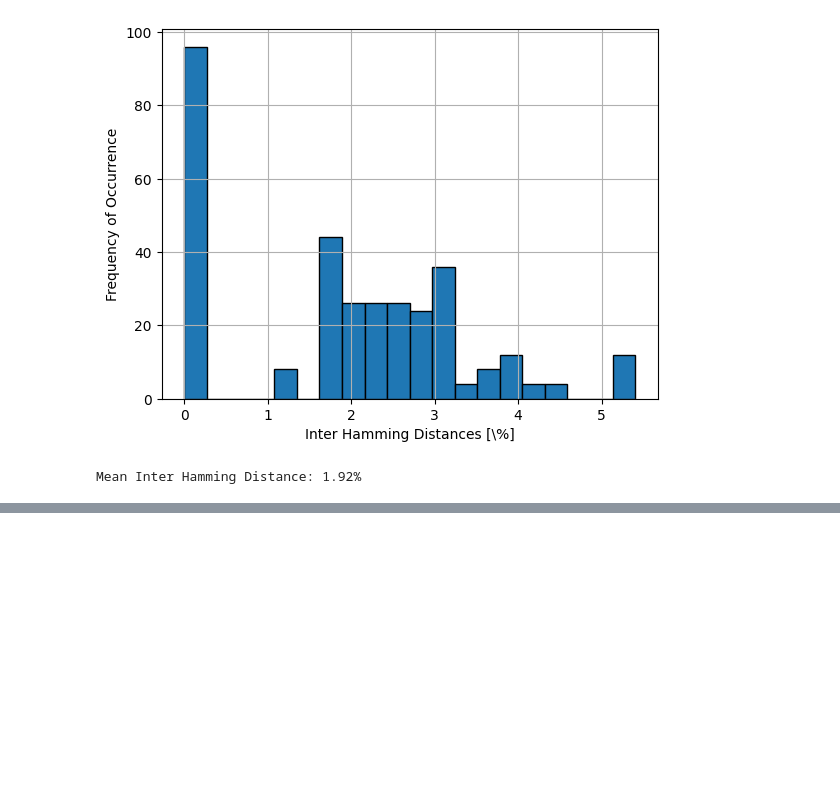
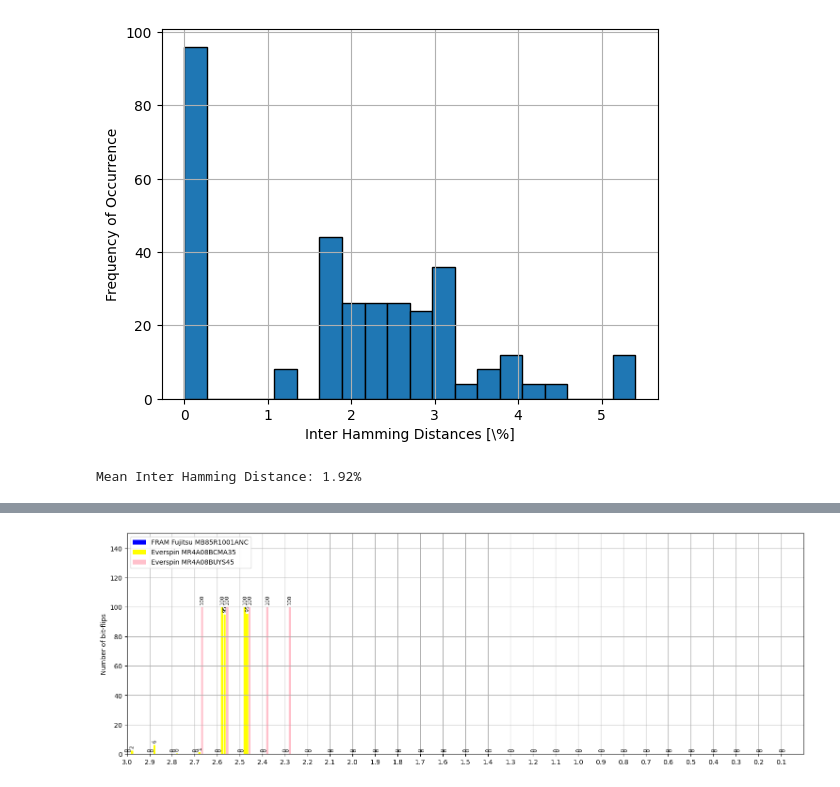
Before and after one commit to FlorianFrank/MemTestX, a Jupyter notebook: software/experiment_scheduler/evaluation/evaluation_script.ipynb, the cells around one changed output, grey strips where cells are left out. Cells and saved outputs as stored; diff of their text form; code cells hidden in the pictures; blank space fills up the shorter version.

```diff
--- a/software/experiment_scheduler/evaluation/evaluation_script.ipynb
+++ b/software/experiment_scheduler/evaluation/evaluation_script.ipynb
@@ -354,0 +445,7 @@ Mean Inter Hamming Distance: 1.92%
+# %%
+from evaluation_scripts import plot_timing_bit_flips_voltage
+
+
+plot_timing_bit_flips_voltage(voltage_write_0xaa, "voltage_write_0xaa", log=False, voltage_range=[0,30], maximum=150)
+# %% [output]
+[figure, added]
```
Also changed, not shown: parts of 7 cells of this notebook, 3 other files.
